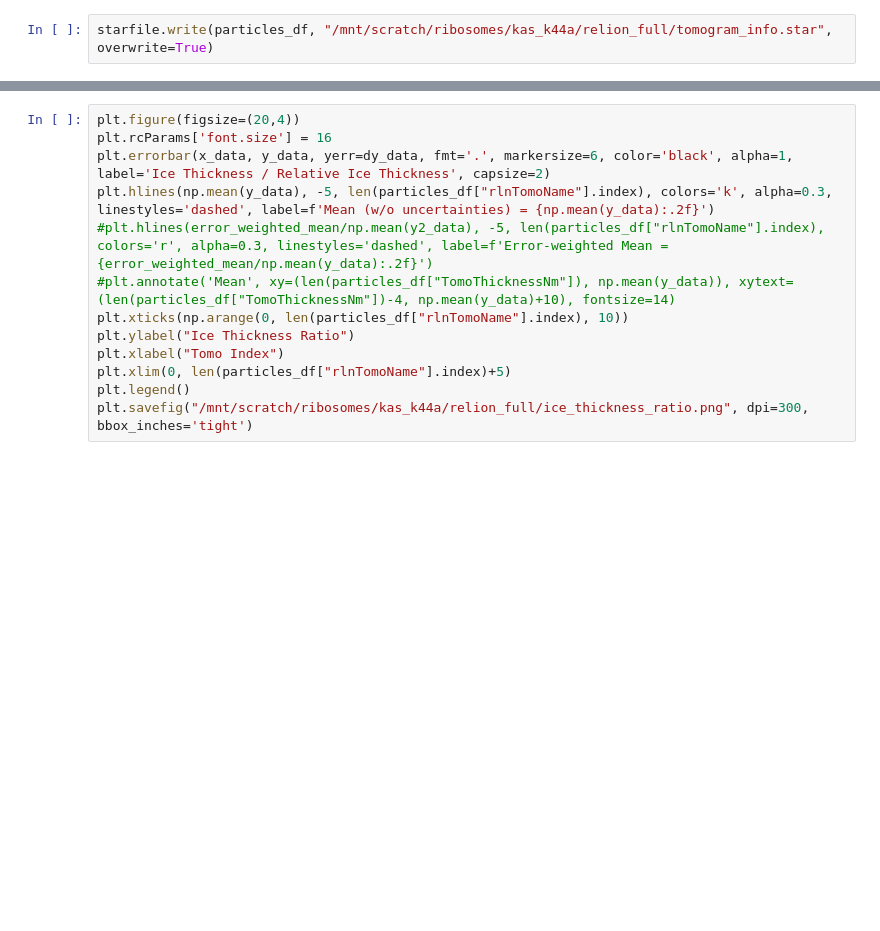
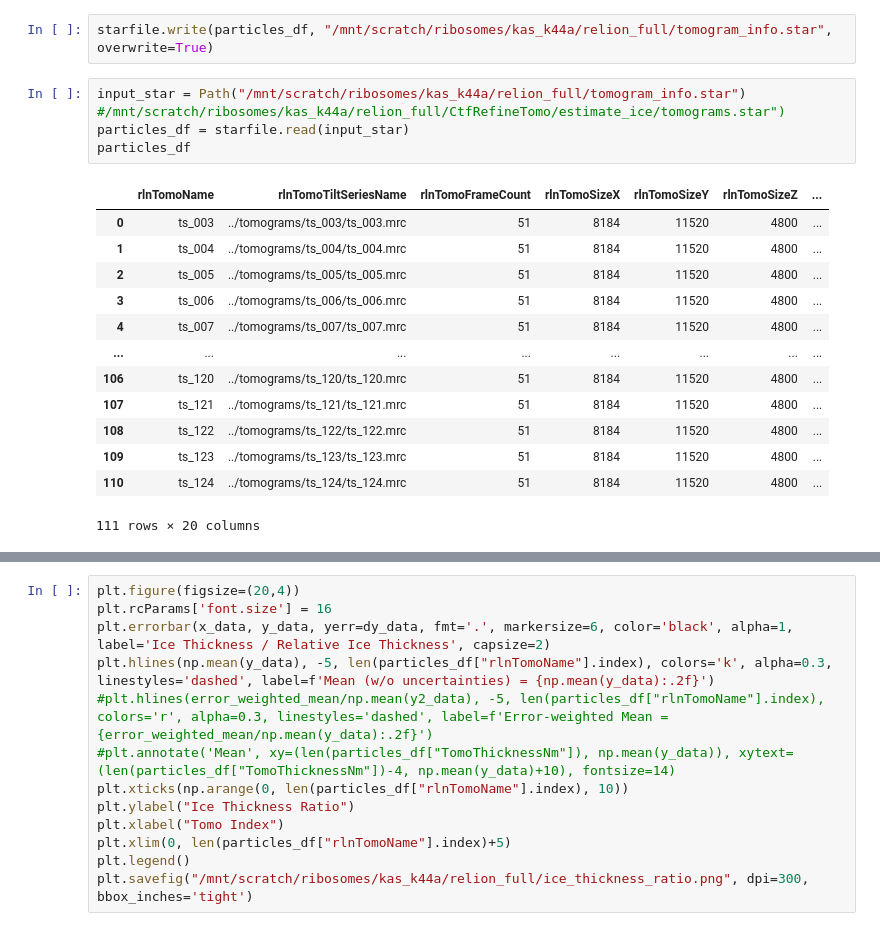
Before and after one commit to dmichalak/sta-pipeline, a Jupyter notebook: analysis_scripts/tomo_thicknesses_to_star.ipynb, the cells around one changed output, grey strips where cells are left out. Cells and saved outputs as stored; diff of their text form; blank space fills up the shorter version.

```diff
--- a/analysis_scripts/tomo_thicknesses_to_star.ipynb
+++ b/analysis_scripts/tomo_thicknesses_to_star.ipynb
@@ -74,5 +55,23 @@ Name: 18, dtype: object
 # %%
 starfile.write(particles_df, "/mnt/scratch/ribosomes/kas_k44a/relion_full/tomogram_info.star", overwrite=True)
+# %%
+input_star = Path("/mnt/scratch/ribosomes/kas_k44a/relion_full/tomogram_info.star") #/mnt/scratch/ribosomes/kas_k44a/relion_full/CtfRefineTomo/estimate_ice/tomograms.star")
+particles_df = starfile.read(input_star)
+particles_df
+# %% [output]
+|  | rlnTomoName | rlnTomoTiltSeriesName | rlnTomoFrameCount | rlnTomoSizeX | rlnTomoSizeY | rlnTomoSizeZ | ... |
+| 0 | ts_003 | ../tomograms/ts_003/ts_003.mrc | 51 | 8184 | 11520 | 4800 | ... |
+| 1 | ts_004 | ../tomograms/ts_004/ts_004.mrc | 51 | 8184 | 11520 | 4800 | ... |
+| 2 | ts_005 | ../tomograms/ts_005/ts_005.mrc | 51 | 8184 | 11520 | 4800 | ... |
+| 3 | ts_006 | ../tomograms/ts_006/ts_006.mrc | 51 | 8184 | 11520 | 4800 | ... |
+| 4 | ts_007 | ../tomograms/ts_007/ts_007.mrc | 51 | 8184 | 11520 | 4800 | ... |
+| ... | ... | ... | ... | ... | ... | ... | ... |
+| 106 | ts_120 | ../tomograms/ts_120/ts_120.mrc | 51 | 8184 | 11520 | 4800 | ... |
+| 107 | ts_121 | ../tomograms/ts_121/ts_121.mrc | 51 | 8184 | 11520 | 4800 | ... |
+| 108 | ts_122 | ../tomograms/ts_122/ts_122.mrc | 51 | 8184 | 11520 | 4800 | ... |
+| 109 | ts_123 | ../tomograms/ts_123/ts_123.mrc | 51 | 8184 | 11520 | 4800 | ... |
+| 110 | ts_124 | ../tomograms/ts_124/ts_124.mrc | 51 | 8184 | 11520 | 4800 | ... |
+111 rows × 20 columns
 # %%
 x_data = np.arange(len(particles_df["rlnTomoName"].index)) + 1
 y1_data = particles_df["TomoThicknessNm"]
```
Also changed, not shown: parts of 5 cells of this notebook, 1 other file.
